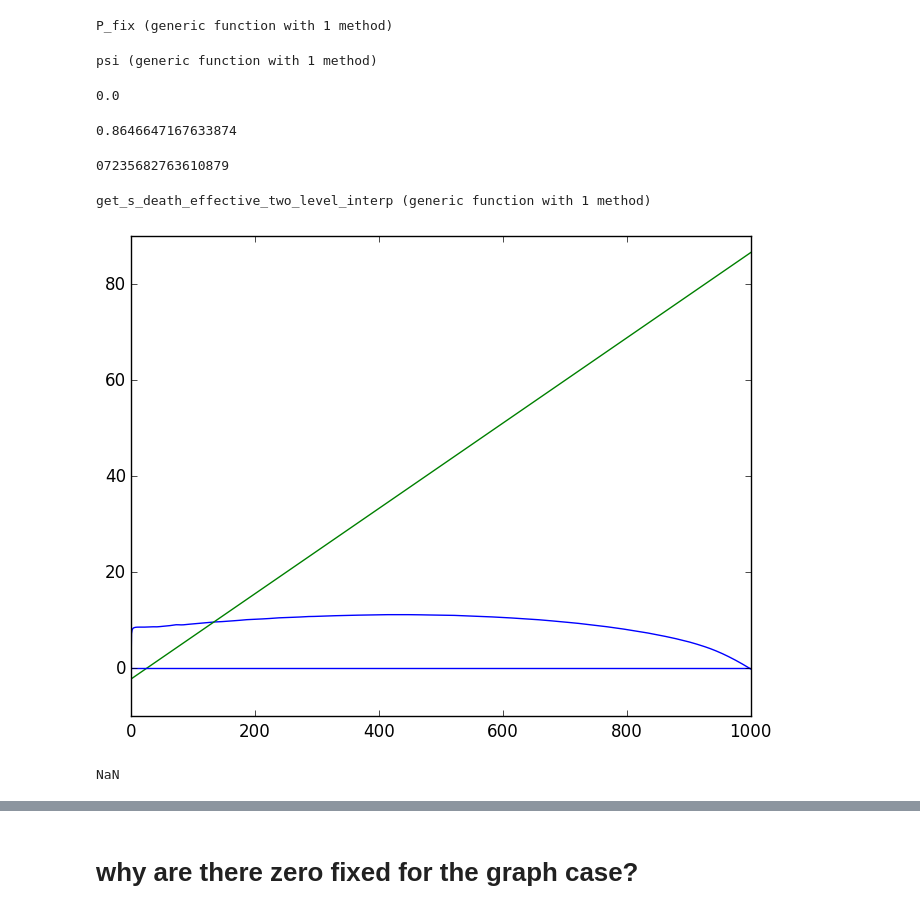
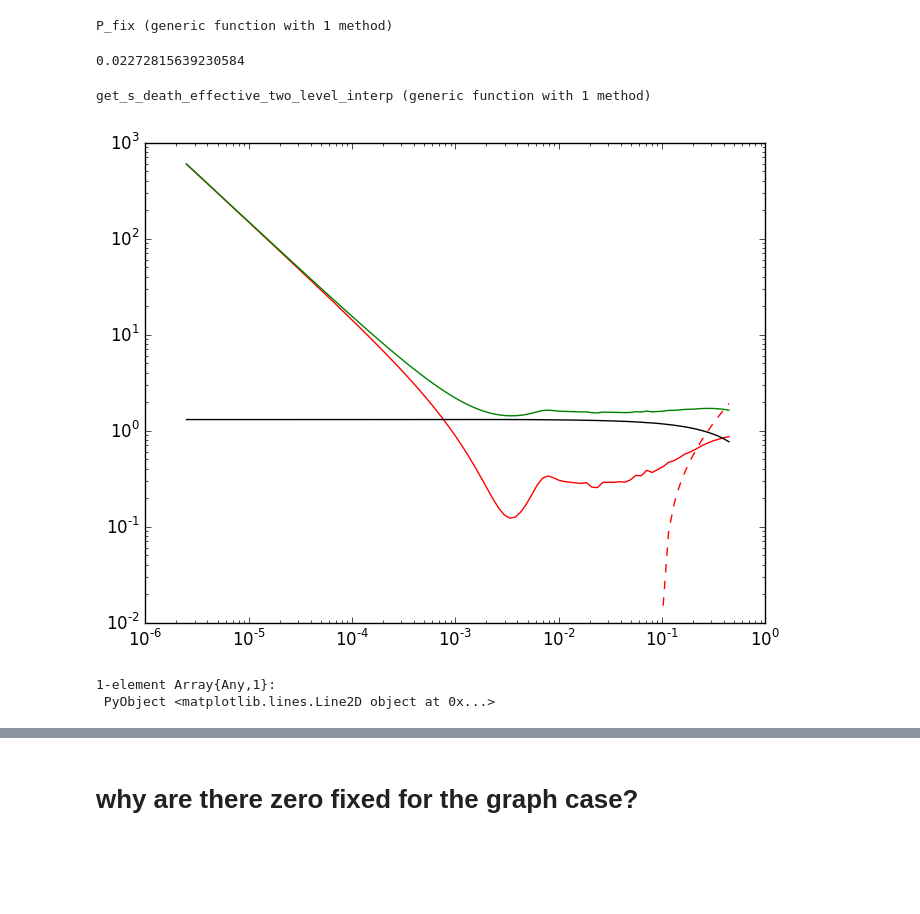
Before and after one commit to jnkh/epidemics, a Jupyter notebook: Data Analysis.ipynb, the cells around one changed output, grey strips where cells are left out. Drawn from its saved outputs; the diff is of its cells as text; code cells hidden in the pictures; blank space fills up the shorter version.

```diff
--- a/Data Analysis.ipynb
+++ b/Data Analysis.ipynb
@@ -296,19 +398,11 @@ end
 # %% [output]
 P_fix (generic function with 1 method)
-# %%
-# a(x) = x.*s(x)
-# b(x) = 1.0/N*(1-x).*x.*splus(x)
-
-a_over_b(x) = N*s(x)./splus(x)
-psi(x,a_over_b) = exp( -2* Cubature.hquadrature(y -> a_over_b(y),0,x)[1])
-# %% [output]
-psi (generic function with 1 method)
-# %%
-P_fix(s,splus,N,1/N)
-# %% [output]
-0.0
-0.8646647167633874
-07235682763610879
+# %%
+P_fix(s2,splus2,N,1/N)
+# using IM
+# IM.P_fix(im,N,1/N)
+# %% [output]
+0.02272815639230584
 # %%
 function get_s_effective_two_level(y,y_susc,y_sq_susc,y_inf,y_sq_inf,alpha::Float64,beta::Float64)
     return get_s_birth_effective_two_level(y,y_susc,y_sq_susc,alpha) - get_s_death_effective_two_level(y_inf,beta)
@@ -365,26 +459,22 @@ function get_s_death_effective_two_level_interp(yy,beta::Float64,y_inf_interp)
 end
 # %% [output]
 get_s_death_effective_two_level_interp (generic function with 1 method)
-# %%
-yy = collect(0:0.001:1)
-plot(get_s_effective_two_level_interp(yy,alpha,beta,y_inf_interp,y_sq_inf_interp,y_susc_interp,y_sq_susc_interp))
-plot(s(yy,alpha,beta))
-axhline(0)
-s(0,alpha,beta)
-# %% [output]
-[figure, removed]
-NaN
 # %%
 w_range = collect(0.01:0.01:100)
 #yy = collect(0.01:0.01:1)
-w_range = logspace(-3,5,100)
+w_range = logspace(-6,4.5,100)
 y_eff = sqrt(w_range)./N
 s_eff = get_s_effective_two_level_interp(y_eff,alpha,beta,y_inf_interp,y_sq_inf_interp,y_susc_interp,y_sq_susc_interp)
 s_birth_eff = get_s_birth_effective_two_level_interp(y_eff,alpha,y_susc_interp,y_sq_susc_interp)
 s_death_eff = get_s_death_effective_two_level_interp(y_eff,beta,y_inf_interp)
-semilogx(w_range,s_eff,"r")
-semilogx(w_range,s_birth_eff,"g")
-semilogx(w_range,s_death_eff,"k")
-semilogx(w_range,s(y_eff,alpha,beta),"--r")
+loglog(y_eff,s_eff,"r")
+loglog(y_eff,s_birth_eff,"g")
+loglog(y_eff,s_death_eff,"k")
+loglog(y_eff,s(y_eff,alpha,beta),"--r")
+#xlim(0,0.01)
 #plot(yy,y_sq_inf_interp(yy))
 #y_inf_interp[sqrt(w_range)./N]
+# %% [output]
+[figure, added]
+1-element Array{Any,1}:
+ PyObject <matplotlib.lines.Line2D object at 0x...>
```
Also changed, not shown: parts of 30 cells of this notebook, 6 other files.
